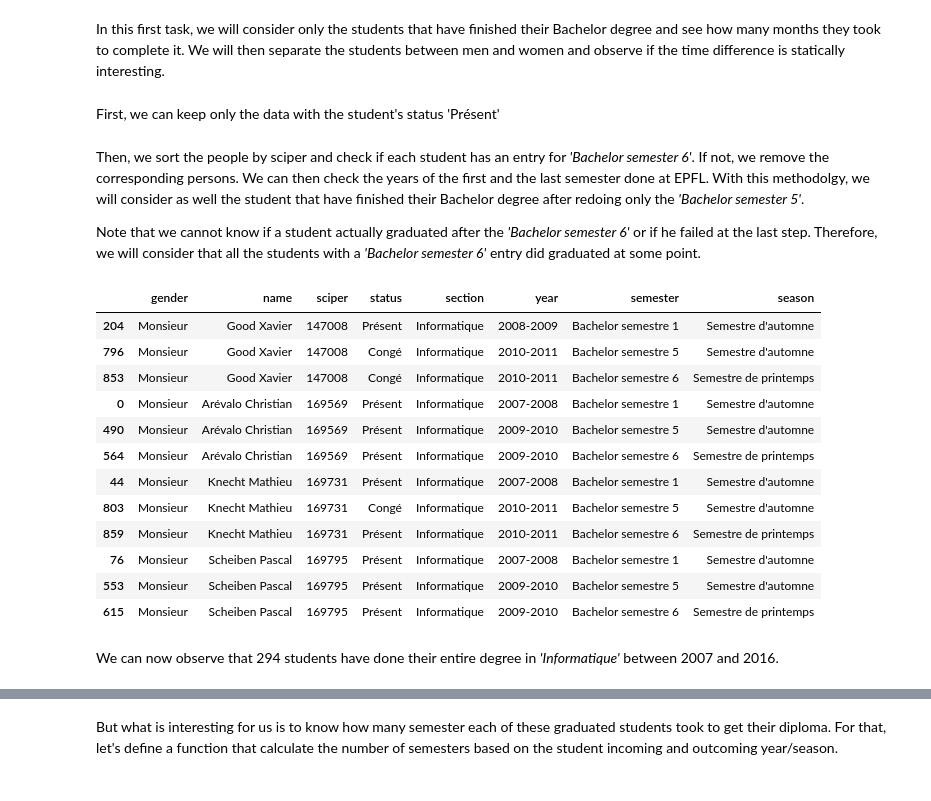
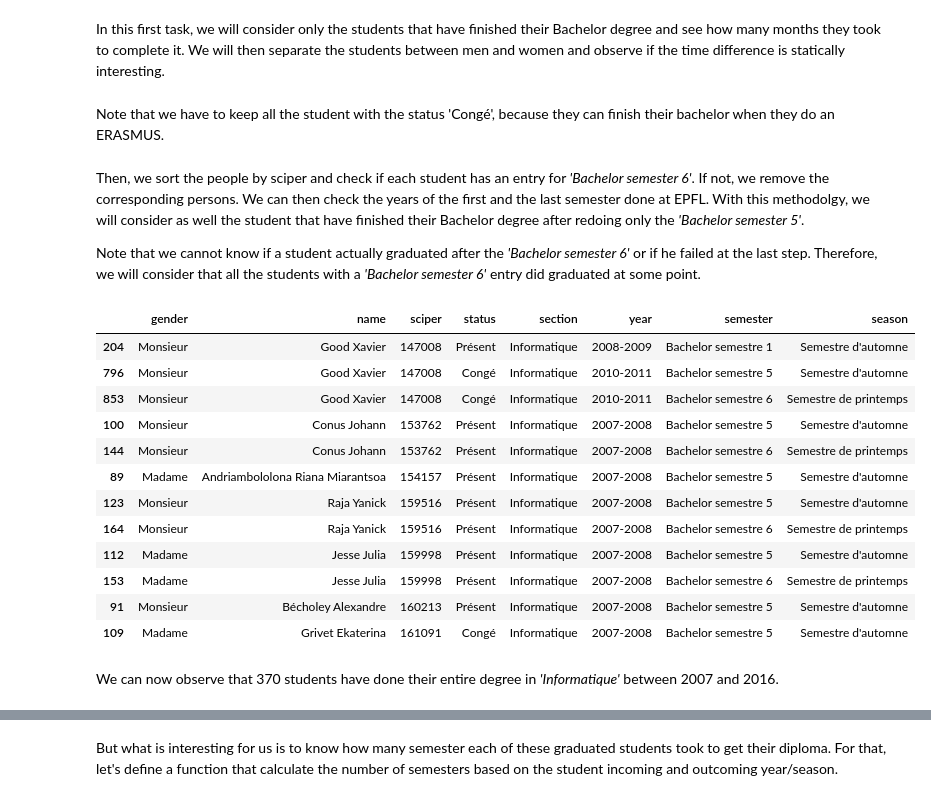
Before and after one commit to Rivollet/ADAHomework, a Jupyter notebook: 02 - Data from the Web/Web data Notebook.ipynb, the cells around one changed output, grey strips where cells are left out. Saved outputs shown, nothing was run; the diff lists cells and outputs as text; code cells hidden in the pictures.

Commit message:
Task 2 number of semester

```diff
--- a/02 - Data from the Web/Web data Notebook.ipynb
+++ b/02 - Data from the Web/Web data Notebook.ipynb
@@ -337,5 +337,3 @@ all_data_frame_ma.head()
 In this first task, we will consider only the students that have finished their Bachelor degree and see how many months they took to complete it. We will then separate the students between men and women and observe if the time difference is statically interesting.
 # %%
 data = pd.read_csv('data_ba.csv', ',')
-# %% [markdown]
-First, we can keep only the data with the student's status 'Présent'
@@ -345,3 +340,5 @@ First, we can keep only the data with the student's status 'Présent'
+# %% [markdown]
+Note that we have to keep all the student with the status 'Congé', because they can finish their bachelor when they do an ERASMUS.
 # %% [markdown]
 Then, we sort the people by sciper and check if each student has an entry for *'Bachelor semester 6'*. If not, we remove the corresponding persons. We can then check the years of the first and the last semester done at EPFL. With this methodolgy, we will consider as well the student that have finished their Bachelor degree after redoing only the *'Bachelor semester 5'*.
 
@@ -351,29 +348,29 @@ Note that we cannot know if a student actually graduated after the *'Bachelor se
 data.sort_values(ascending=[True, True, True], by=['sciper', 'year', 'semester'], inplace=True)
 
 # Select only the people for which we have a 'Bachelor semester 1' entry
-starting_scipers = data[data.semester == 'Bachelor semestre 1'].sciper.drop_duplicates()
+starting_scipers = data[data.semester == 'Bachelor semestre 1'].sciper.drop_duplicates(keep='first')
 
 # Select only people that have completed their degree (i.e have a 'Bachelor semester 6' entry)
-graduated_scipers = data[data.semester == 'Bachelor semestre 6'].sciper.drop_duplicates()
+graduated_scipers = data[data.semester == 'Bachelor semestre 6'].sciper.drop_duplicates(keep='first')
 
 # Take the intersection of the two list of scipers above
 correct_scipers = pd.Series(list(set(starting_scipers).intersection(set(graduated_scipers)))).sort_values(ascending=True)
 # %%
-data = data[data['sciper'].isin(correct_scipers)]
+data_corrected = data[data['sciper'].isin(correct_scipers)]
 data.head(12)
 # %% [output]
 |  | gender | name | sciper | status | section | year | semester | season |
 | 204 | Monsieur | Good Xavier | 147008 | Présent | Informatique | 2008-2009 | Bachelor semestre 1 | Semestre d'automne |
 | 796 | Monsieur | Good Xavier | 147008 | Congé | Informatique | 2010-2011 | Bachelor semestre 5 | Semestre d'automne |
 | 853 | Monsieur | Good Xavier | 147008 | Congé | Informatique | 2010-2011 | Bachelor semestre 6 | Semestre de printemps |
-| 0 | Monsieur | Arévalo Christian | 169569 | Présent | Informatique | 2007-2008 | Bachelor semestre 1 | Semestre d'automne |
-| 490 | Monsieur | Arévalo Christian | 169569 | Présent | Informatique | 2009-2010 | Bachelor semestre 5 | Semestre d'automne |
-| 564 | Monsieur | Arévalo Christian | 169569 | Présent | Informatique | 2009-2010 | Bachelor semestre 6 | Semestre de printemps |
-| 44 | Monsieur | Knecht Mathieu | 169731 | Présent | Informatique | 2007-2008 | Bachelor semestre 1 | Semestre d'automne |
-| 803 | Monsieur | Knecht Mathieu | 169731 | Congé | Informatique | 2010-2011 | Bachelor semestre 5 | Semestre d'automne |
-| 859 | Monsieur | Knecht Mathieu | 169731 | Présent | Informatique | 2010-2011 | Bachelor semestre 6 | Semestre de printemps |
-| 76 | Monsieur | Scheiben Pascal | 169795 | Présent | Informatique | 2007-2008 | Bachelor semestre 1 | Semestre d'automne |
-| 553 | Monsieur | Scheiben Pascal | 169795 | Présent | Informatique | 2009-2010 | Bachelor semestre 5 | Semestre d'automne |
-| 615 | Monsieur | Scheiben Pascal | 169795 | Présent | Informatique | 2009-2010 | Bachelor semestre 6 | Semestre de printemps |
+| 100 | Monsieur | Conus Johann | 153762 | Présent | Informatique | 2007-2008 | Bachelor semestre 5 | Semestre d'automne |
+| 144 | Monsieur | Conus Johann | 153762 | Présent | Informatique | 2007-2008 | Bachelor semestre 6 | Semestre de printemps |
+| 89 | Madame | Andriambololona Riana Miarantsoa | 154157 | Présent | Informatique | 2007-2008 | Bachelor semestre 5 | Semestre d'automne |
+| 123 | Monsieur | Raja Yanick | 159516 | Présent | Informatique | 2007-2008 | Bachelor semestre 5 | Semestre d'automne |
+| 164 | Monsieur | Raja Yanick | 159516 | Présent | Informatique | 2007-2008 | Bachelor semestre 6 | Semestre de printemps |
+| 112 | Madame | Jesse Julia | 159998 | Présent | Informatique | 2007-2008 | Bachelor semestre 5 | Semestre d'automne |
+| 153 | Madame | Jesse Julia | 159998 | Présent | Informatique | 2007-2008 | Bachelor semestre 6 | Semestre de printemps |
+| 91 | Monsieur | Bécholey Alexandre | 160213 | Présent | Informatique | 2007-2008 | Bachelor semestre 5 | Semestre d'automne |
+| 109 | Madame | Grivet Ekaterina | 161091 | Congé | Informatique | 2007-2008 | Bachelor semestre 5 | Semestre d'automne |
 # %%
 # Find starting semester of the Bachelor. We keep the first one if the student has redone his first year.
@@ -392,7 +389,7 @@ endData = endData.rename(columns={'year': 'finalYear', 'season': 'finalSeason'})
 startEndData = pd.merge(startData, endData[['sciper', 'finalYear', 'finalSeason']], how='inner', left_on='sciper', right_on='sciper')
 startEndData.drop(['semester'], axis=1, inplace = True)
 # %% [markdown]
-We can now observe that 294 students have done their entire degree in *'Informatique'* between 2007 and 2016.
+We can now observe that 370 students have done their entire degree in *'Informatique'* between 2007 and 2016.
 # %%
 startEndData.shape
 # %% [output]
```
Also changed, not shown: parts of 20 cells of this notebook, 4 other files.
